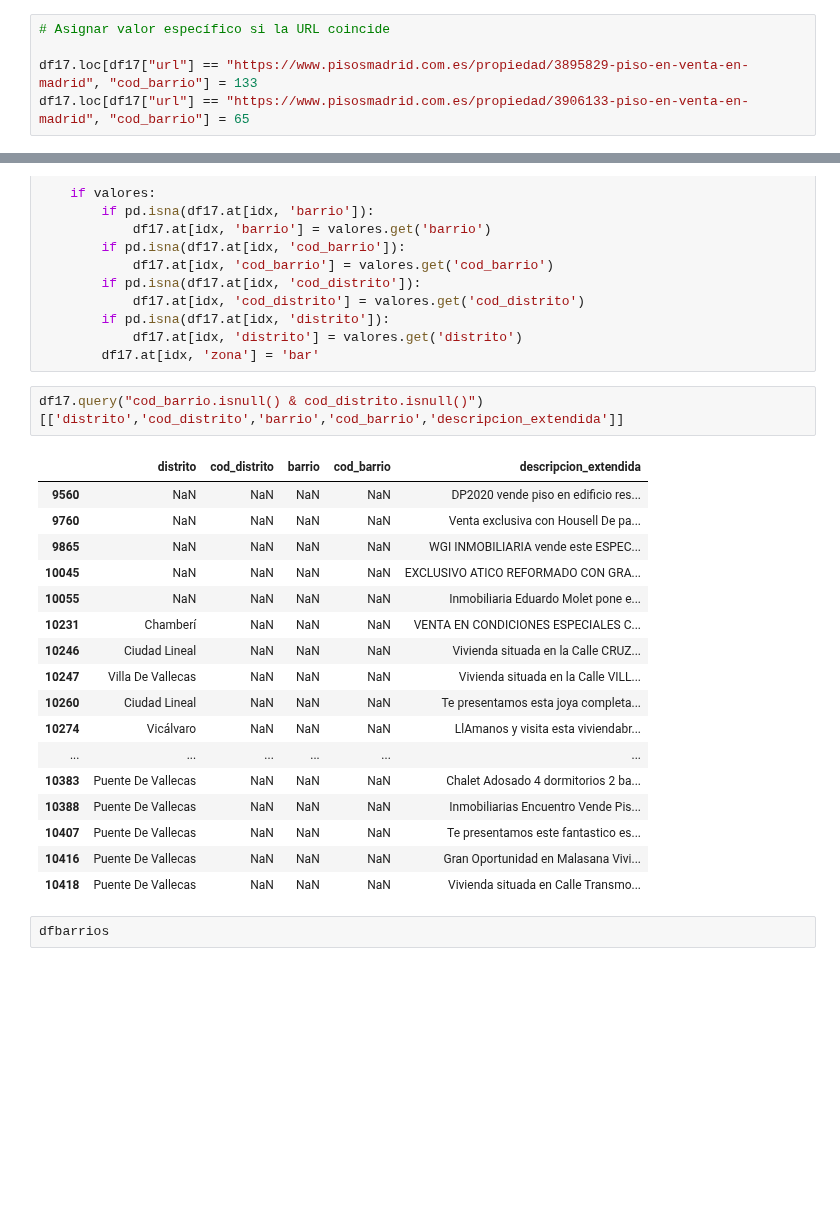
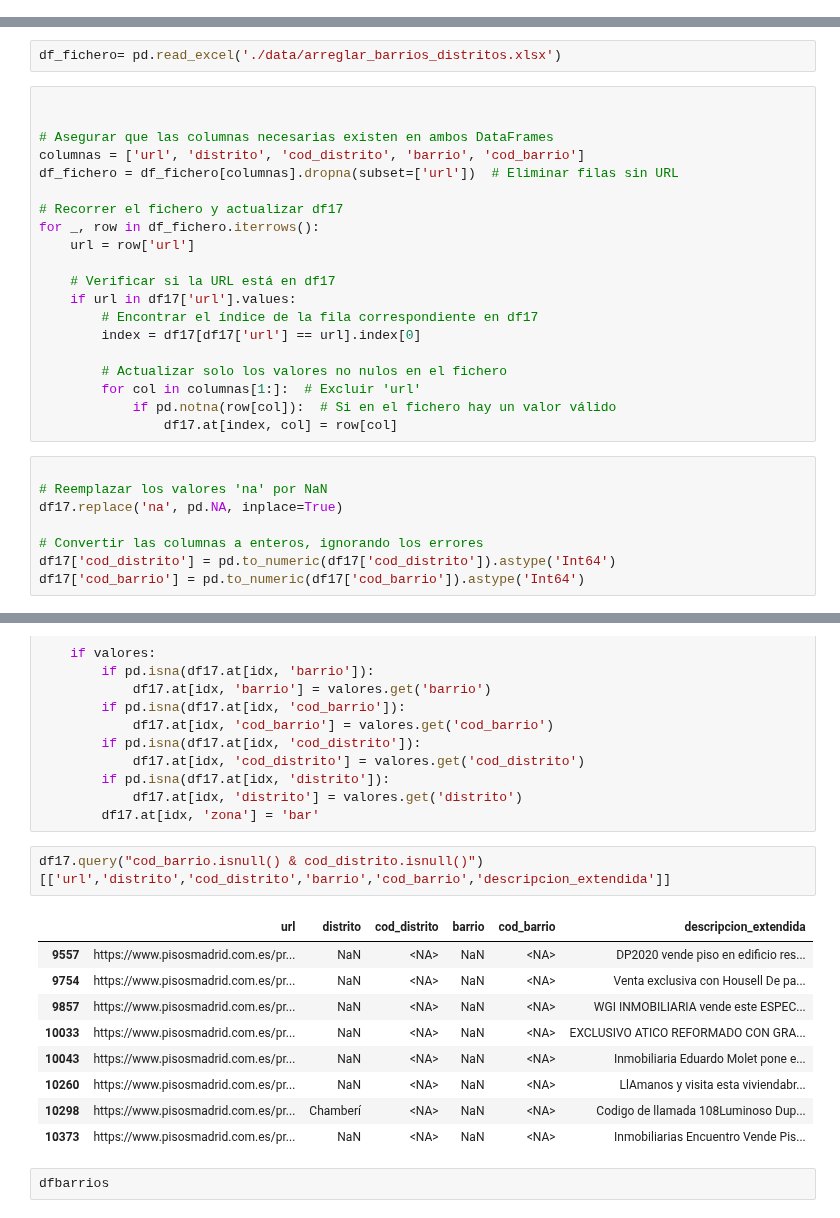
Before and after one commit to avaquerocastro/precios-de-vivienda-madrid, a Jupyter notebook: codigo/01-preprocesamiento-de-datos/Revision_columnas/Revision_Columnas.ipynb, the cells around one changed output, grey strips where cells are left out. Saved outputs shown, nothing was run; the diff lists cells and outputs as text; blank space fills up the shorter version.

Commit message:
Se corrigen barrios y distritos que estaban mal enlazados

```diff
--- a/codigo/01-preprocesamiento-de-datos/Revision_columnas/Revision_Columnas.ipynb
+++ b/codigo/01-preprocesamiento-de-datos/Revision_columnas/Revision_Columnas.ipynb
@@ -731,8 +729,3 @@ df17.columns.tolist()
-# %%
-# Asignar valor específico si la URL coincide
-
-df17.loc[df17["url"] == "https://www.pisosmadrid.com.es/propiedad/3895829-piso-en-venta-en-madrid", "cod_barrio"] = 133
-df17.loc[df17["url"] == "https://www.pisosmadrid.com.es/propiedad/3906133-piso-en-venta-en-madrid", "cod_barrio"] = 65
 # %% [markdown]
 # nuda propiedad son imuebles sin posesion, se estan incluyendo inmuebles que se tiene la posesion pero no el uso y disfrute por que alguien tiene el usufructo, tabien se incluye inmuebles ocupados
 # %%
@@ -814,3 +829,33 @@ df17.query("cod_distrito.isnull()")[['distrito','url','cod_distrito','barrio','c
+# %%
+df_fichero= pd.read_excel('./data/arreglar_barrios_distritos.xlsx')
+# %%
+
+
+# Asegurar que las columnas necesarias existen en ambos DataFrames
+columnas = ['url', 'distrito', 'cod_distrito', 'barrio', 'cod_barrio']
+df_fichero = df_fichero[columnas].dropna(subset=['url'])  # Eliminar filas sin URL
+
+# Recorrer el fichero y actualizar df17
+for _, row in df_fichero.iterrows():
+    url = row['url']
+
+    # Verificar si la URL está en df17
+    if url in df17['url'].values:
+        # Encontrar el índice de la fila correspondiente en df17
+        index = df17[df17['url'] == url].index[0]
+
+        # Actualizar solo los valores no nulos en el fichero
+        for col in columnas[1:]:  # Excluir 'url'
+            if pd.notna(row[col]):  # Si en el fichero hay un valor válido
+                df17.at[index, col] = row[col]
+# %%
+
+# Reemplazar los valores 'na' por NaN
+df17.replace('na', pd.NA, inplace=True)
+
+# Convertir las columnas a enteros, ignorando los errores
+df17['cod_distrito'] = pd.to_numeric(df17['cod_distrito']).astype('Int64')
+df17['cod_barrio'] = pd.to_numeric(df17['cod_barrio']).astype('Int64')
 # %%
 
 # Crear condiciones
@@ -869,25 +910,17 @@ for idx, fila in filas.iterrows():
             df17.at[idx, 'distrito'] = valores.get('distrito')
         df17.at[idx, 'zona'] = 'bar'
 # %%
-df17.query("cod_barrio.isnull() & cod_distrito.isnull()")[['distrito','cod_distrito','barrio','cod_barrio','descripcion_extendida']]
+df17.query("cod_barrio.isnull() & cod_distrito.isnull()")[['url','distrito','cod_distrito','barrio','cod_barrio','descripcion_extendida']]
 # %% [output]
-|  | distrito | cod_distrito | barrio | cod_barrio | descripcion_extendida |
-| 9560 | NaN | NaN | NaN | NaN | DP2020 vende piso en edificio res... |
-| 9760 | NaN | NaN | NaN | NaN | Venta exclusiva con Housell De pa... |
-| 9865 | NaN | NaN | NaN | NaN | WGI INMOBILIARIA vende este ESPEC... |
-| 10045 | NaN | NaN | NaN | NaN | EXCLUSIVO ATICO REFORMADO CON GRA... |
-| 10055 | NaN | NaN | NaN | NaN | Inmobiliaria Eduardo Molet pone e... |
-| 10231 | Chamberí | NaN | NaN | NaN | VENTA EN CONDICIONES ESPECIALES C... |
-| 10246 | Ciudad Lineal | NaN | NaN | NaN | Vivienda situada en la Calle CRUZ... |
-| 10247 | Villa De Vallecas | NaN | NaN | NaN | Vivienda situada en la Calle VILL... |
-| 10260 | Ciudad Lineal | NaN | NaN | NaN | Te presentamos esta joya completa... |
-| 10274 | Vicálvaro | NaN | NaN | NaN | LlAmanos y visita esta viviendabr... |
-| ... | ... | ... | ... | ... | ... |
-| 10383 | Puente De Vallecas | NaN | NaN | NaN | Chalet Adosado 4 dormitorios 2 ba... |
-| 10388 | Puente De Vallecas | NaN | NaN | NaN | Inmobiliarias Encuentro Vende Pis... |
-| 10407 | Puente De Vallecas | NaN | NaN | NaN | Te presentamos este fantastico es... |
-| 10416 | Puente De Vallecas | NaN | NaN | NaN | Gran Oportunidad en Malasana Vivi... |
-| 10418 | Puente De Vallecas | NaN | NaN | NaN | Vivienda situada en Calle Transmo... |
+|  | url | distrito | cod_distrito | barrio | cod_barrio | descripcion_extendida |
+| 9557 | https://www.pisosmadrid.com.es/pr... | NaN | <NA> | NaN | <NA> | DP2020 vende piso en edificio res... |
+| 9754 | https://www.pisosmadrid.com.es/pr... | NaN | <NA> | NaN | <NA> | Venta exclusiva con Housell De pa... |
+| 9857 | https://www.pisosmadrid.com.es/pr... | NaN | <NA> | NaN | <NA> | WGI INMOBILIARIA vende este ESPEC... |
+| 10033 | https://www.pisosmadrid.com.es/pr... | NaN | <NA> | NaN | <NA> | EXCLUSIVO ATICO REFORMADO CON GRA... |
+| 10043 | https://www.pisosmadrid.com.es/pr... | NaN | <NA> | NaN | <NA> | Inmobiliaria Eduardo Molet pone e... |
+| 10260 | https://www.pisosmadrid.com.es/pr... | NaN | <NA> | NaN | <NA> | LlAmanos y visita esta viviendabr... |
+| 10298 | https://www.pisosmadrid.com.es/pr... | Chamberí | <NA> | NaN | <NA> | Codigo de llamada 108Luminoso Dup... |
+| 10373 | https://www.pisosmadrid.com.es/pr... | NaN | <NA> | NaN | <NA> | Inmobiliarias Encuentro Vende Pis... |
 # %%
 dfbarrios
 # %% [output]
```
Also changed, not shown: parts of 10 cells of this notebook, 1 other file.
